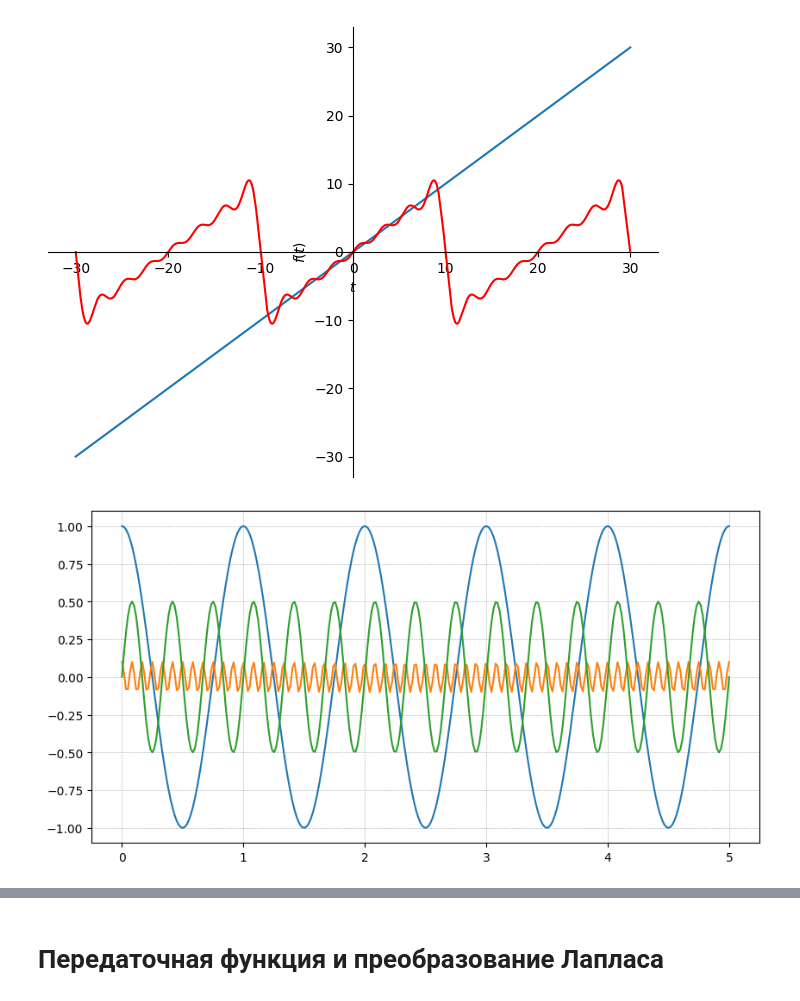
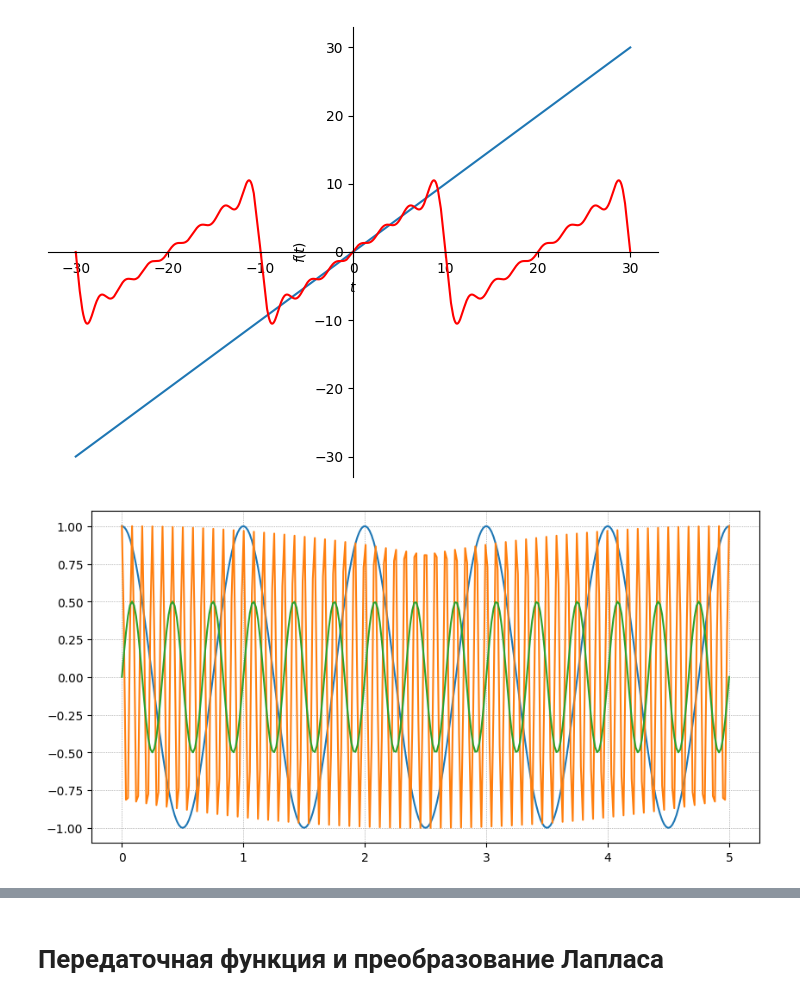
Before and after one commit to TAUforPython/BaseControlTheory, a Jupyter notebook: базовые_инструменты_ТАУ.ipynb, the cells around one changed output, grey strips where cells are left out. Drawn from its saved outputs; the diff is of its cells as text; code cells hidden in the pictures.

```diff
--- a/базовые_инструменты_ТАУ.ipynb
+++ b/базовые_инструменты_ТАУ.ipynb
@@ -123,12 +123,12 @@ y = np.cos(1.0 * 2.0*np.pi*t) + t
 # %%
 # Визуализация трех гармонических сигналов
 plt.figure(figsize=(10, 5))
-plt.plot(t, np.cos(1.0 * 2.0*np.pi*t), t, 0.1*np.cos(12.0 * 2.0*np.pi*t), t, 0.5*np.sin(3.0 * 2.0*np.pi*t))
+plt.plot(t, np.cos(1.0 * 2.0*np.pi*t), t, 1*np.cos(12.0 * 2.0*np.pi*t), t, 0.5*np.sin(3.0 * 2.0*np.pi*t))
 #plt.plot(t, y)
 plt.grid(color='gray', linestyle=':', linewidth=0.5)
 plt.show()
 # %% [output]
-[figure, old version]
+[figure, new version]
 # %%
 # Визуализация трех гармонических сигналов
 plt.figure(figsize=(10, 5))
```
Also changed, not shown: parts of 31 cells of this notebook.
